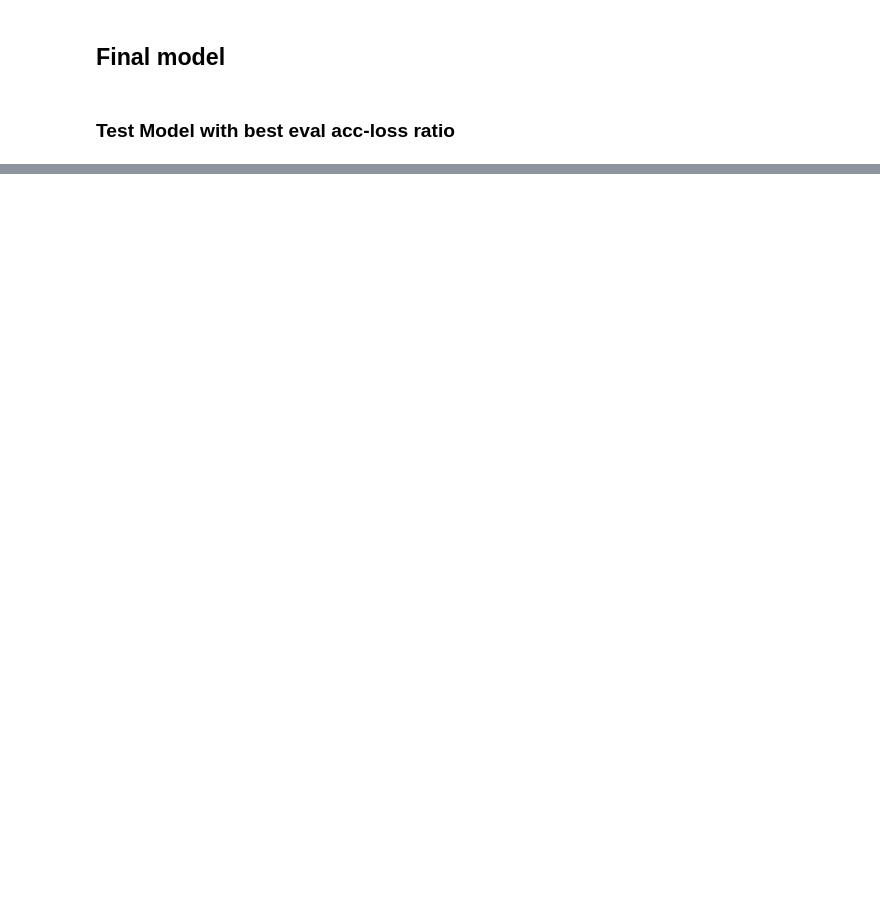
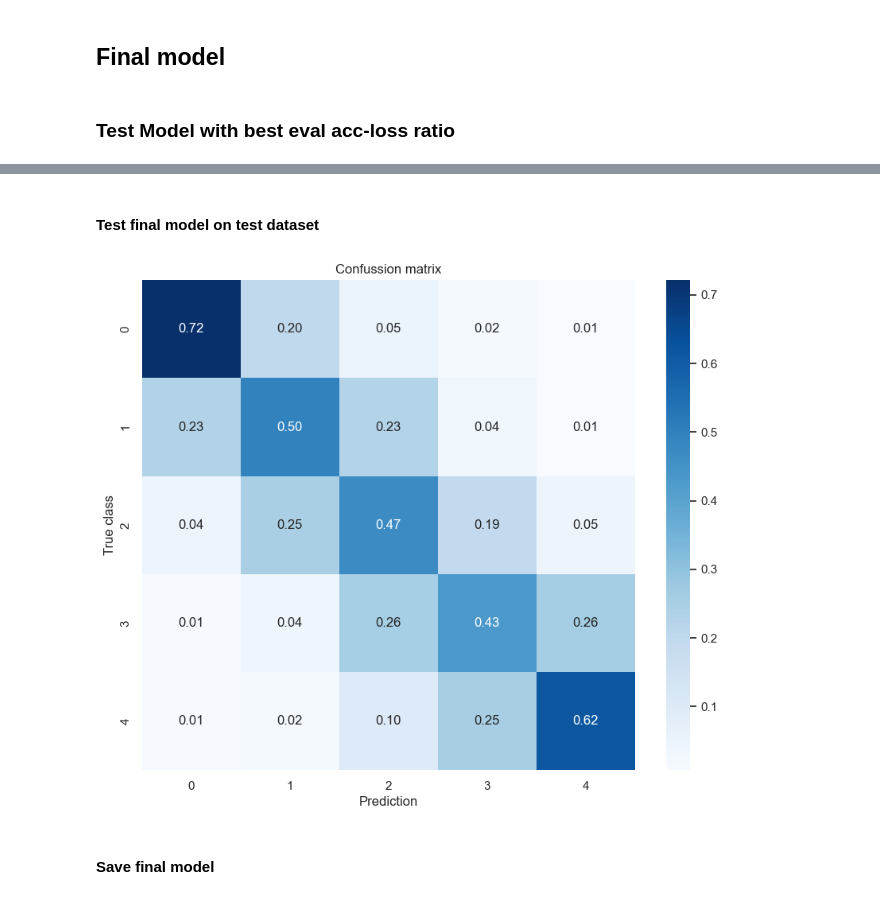
Before and after one commit to Kwasus33/LLM-concepts, a Jupyter notebook: notebooks/text-classification/HW_Klasyczne_metody_klasyfikacji_tekstu.ipynb, the cells around one changed output, grey strips where cells are left out. Drawn from its saved outputs; the diff is of its cells as text; code cells hidden in the pictures; blank space fills up the shorter version.

```diff
--- a/notebooks/text-classification/HW_Klasyczne_metody_klasyfikacji_tekstu.ipynb
+++ b/notebooks/text-classification/HW_Klasyczne_metody_klasyfikacji_tekstu.ipynb
@@ -962,25 +1024,31 @@ plot_comparison(all_tested_acc, title="Comparison of validation accuracy", ylabe
+# %% [markdown]
+#### Test final model on test dataset
 # %%
 logits_l = []
 preds_l = []
 targets_l = []
 input_l = []
 
 model.eval()
 with torch.inference_mode():
     for X_batch, target in tqdm(data_loaders['test']):
         X_batch, target = X_batch.to(device), target.to(device)
         logits = model(X_batch)
         _, preds = torch.max(logits, dim=-1)
-        preds_l.extend(preds.cpu())
+        preds_l.append(preds.cpu())
         logits_l.append(logits.cpu())
         targets_l.append(target.cpu())
         input_l.append(X_batch.cpu())
 
 all_logits = torch.cat(logits_l, dim=0)
 all_preds = torch.cat(preds_l, dim=0)
 all_targets = torch.cat(targets_l, dim=0)
 all_input = torch.cat(input_l, dim=0)
 
 plot_confusion_matrix(all_targets.numpy(), all_preds.numpy())
+# %% [output]
+[figure, added]
+# %% [markdown]
+#### Save final model
 # %%
 torch.save(model.state_dict(), 'my_best_model_weights.pth')
```
Also changed, not shown: parts of 25 cells of this notebook.
